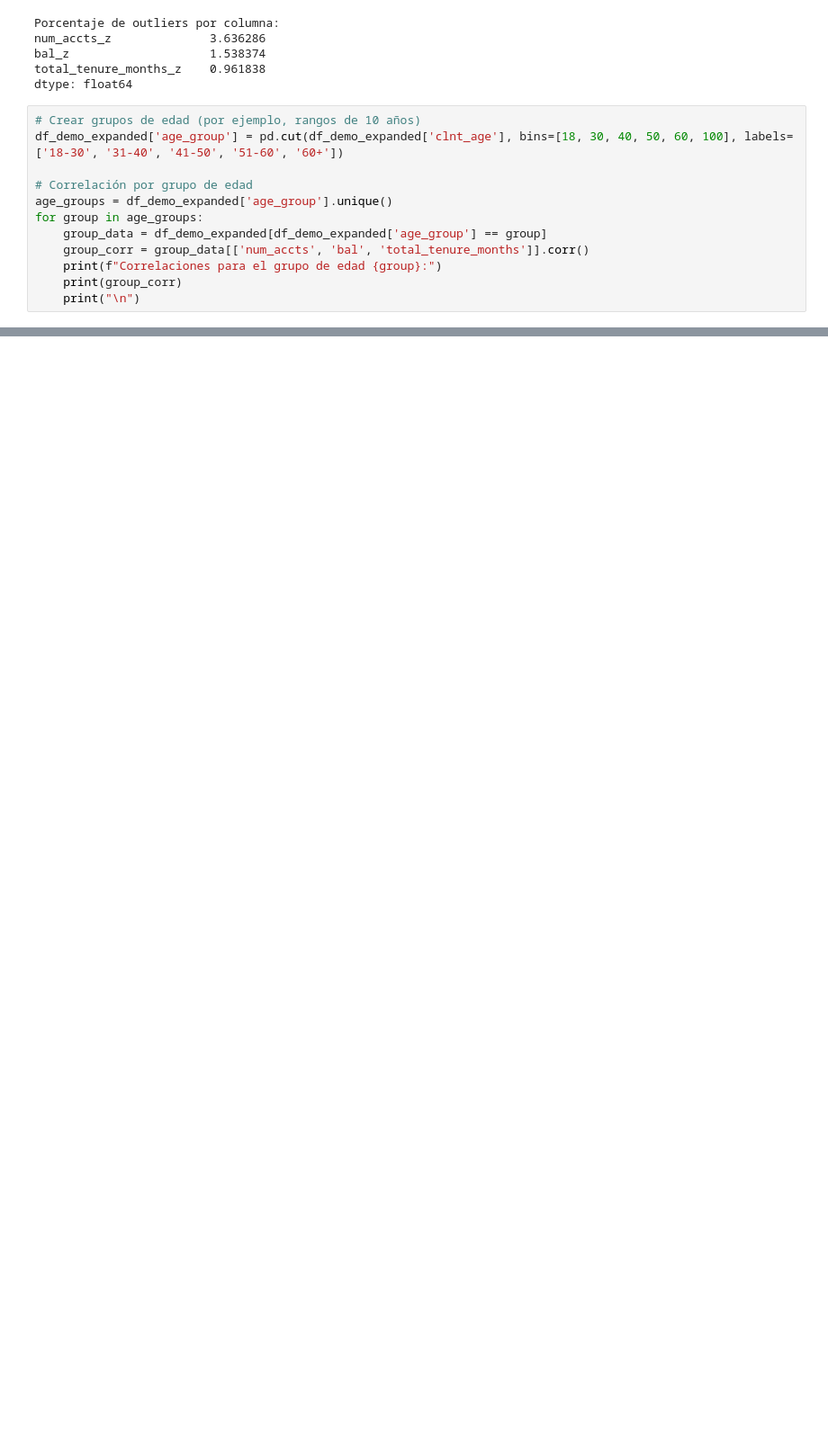
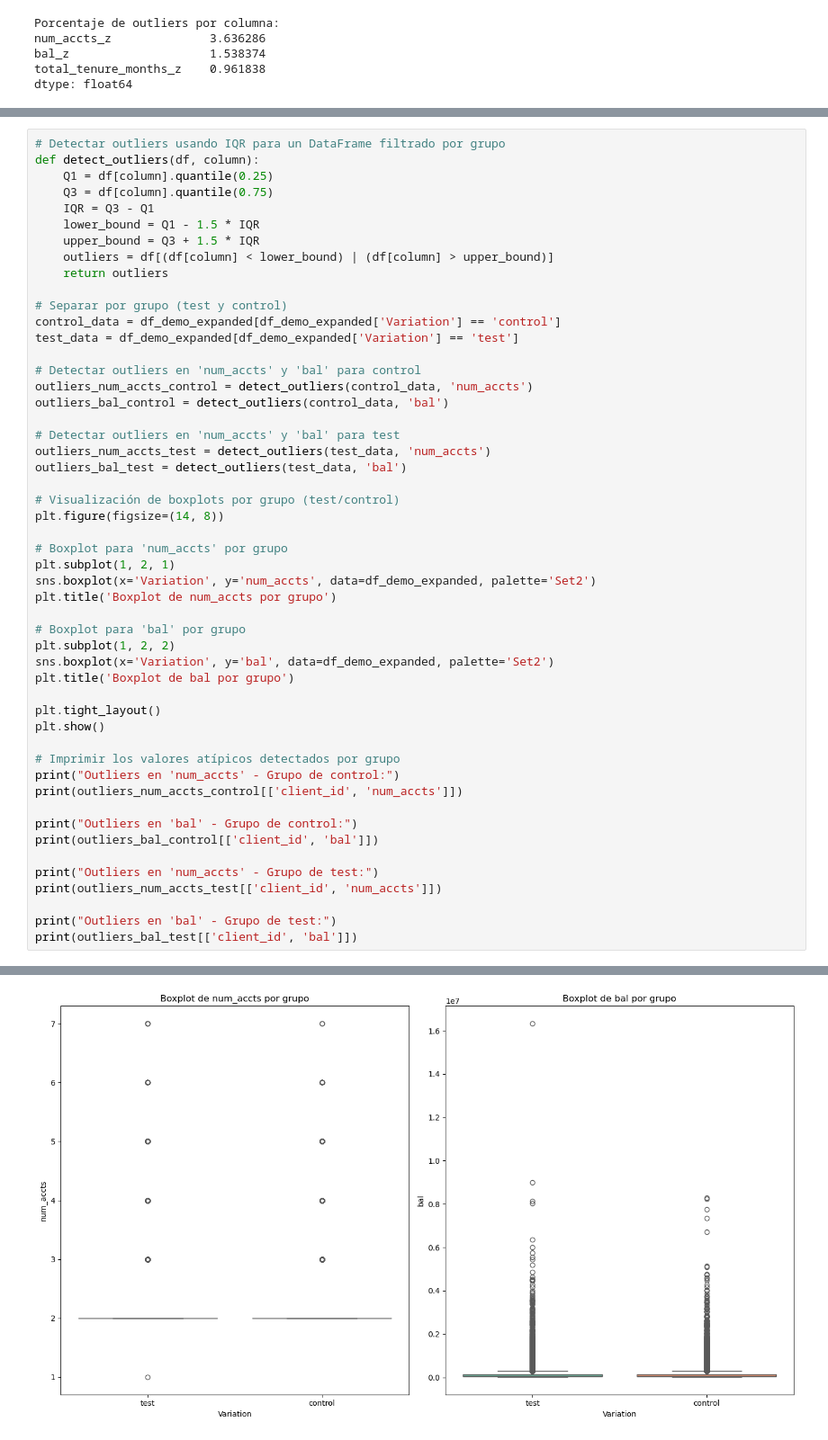
Before and after one commit to GemaVNZ/vanguard-ab-test, a Jupyter notebook: 00_PREVIO/3_metricas_balance.ipynb, the cells around one changed output, grey strips where cells are left out. Shown at 90% size. Drawn from its saved outputs; the diff is of its cells as text; blank space fills up the shorter version.

```diff
--- a/00_PREVIO/3_metricas_balance.ipynb
+++ b/00_PREVIO/3_metricas_balance.ipynb
@@ -511,15 +511,3 @@ num_accts_z              3.636286
 bal_z                    1.538374
 total_tenure_months_z    0.961838
 dtype: float64
-# %%
-# Crear grupos de edad (por ejemplo, rangos de 10 años)
-df_demo_expanded['age_group'] = pd.cut(df_demo_expanded['clnt_age'], bins=[18, 30, 40, 50, 60, 100], labels=['18-30', '31-40', '41-50', '51-60', '60+'])
-
-# Correlación por grupo de edad
-age_groups = df_demo_expanded['age_group'].unique()
-for group in age_groups:
-    group_data = df_demo_expanded[df_demo_expanded['age_group'] == group]
-    group_corr = group_data[['num_accts', 'bal', 'total_tenure_months']].corr()
-    print(f"Correlaciones para el grupo de edad {group}:")
-    print(group_corr)
-    print("\n")
@@ -665,0 +567,52 @@ plt.show()
+# %%
+# Detectar outliers usando IQR para un DataFrame filtrado por grupo
+def detect_outliers(df, column):
+    Q1 = df[column].quantile(0.25)
+    Q3 = df[column].quantile(0.75)
+    IQR = Q3 - Q1
+    lower_bound = Q1 - 1.5 * IQR
+    upper_bound = Q3 + 1.5 * IQR
+    outliers = df[(df[column] < lower_bound) | (df[column] > upper_bound)]
+    return outliers
+
+# Separar por grupo (test y control)
+control_data = df_demo_expanded[df_demo_expanded['Variation'] == 'control']
+test_data = df_demo_expanded[df_demo_expanded['Variation'] == 'test']
+
+# Detectar outliers en 'num_accts' y 'bal' para control
+outliers_num_accts_control = detect_outliers(control_data, 'num_accts')
+outliers_bal_control = detect_outliers(control_data, 'bal')
+
+# Detectar outliers en 'num_accts' y 'bal' para test
+outliers_num_accts_test = detect_outliers(test_data, 'num_accts')
+outliers_bal_test = detect_outliers(test_data, 'bal')
+
+# Visualización de boxplots por grupo (test/control)
+plt.figure(figsize=(14, 8))
+
+# Boxplot para 'num_accts' por grupo
+plt.subplot(1, 2, 1)
+sns.boxplot(x='Variation', y='num_accts', data=df_demo_expanded, palette='Set2')
+plt.title('Boxplot de num_accts por grupo')
+
+# Boxplot para 'bal' por grupo
+plt.subplot(1, 2, 2)
+sns.boxplot(x='Variation', y='bal', data=df_demo_expanded, palette='Set2')
+plt.title('Boxplot de bal por grupo')
+
+plt.tight_layout()
+plt.show()
+
+# Imprimir los valores atípicos detectados por grupo
+print("Outliers en 'num_accts' - Grupo de control:")
+print(outliers_num_accts_control[['client_id', 'num_accts']])
+
+print("Outliers en 'bal' - Grupo de control:")
+print(outliers_bal_control[['client_id', 'bal']])
+
+print("Outliers en 'num_accts' - Grupo de test:")
+print(outliers_num_accts_test[['client_id', 'num_accts']])
+
+print("Outliers en 'bal' - Grupo de test:")
+print(outliers_bal_test[['client_id', 'bal']])
+# %% [output]
@@ -665,0 +626 @@ plt.show()
+[figure, added]
```
Also changed, not shown: parts of 5 cells of this notebook.
